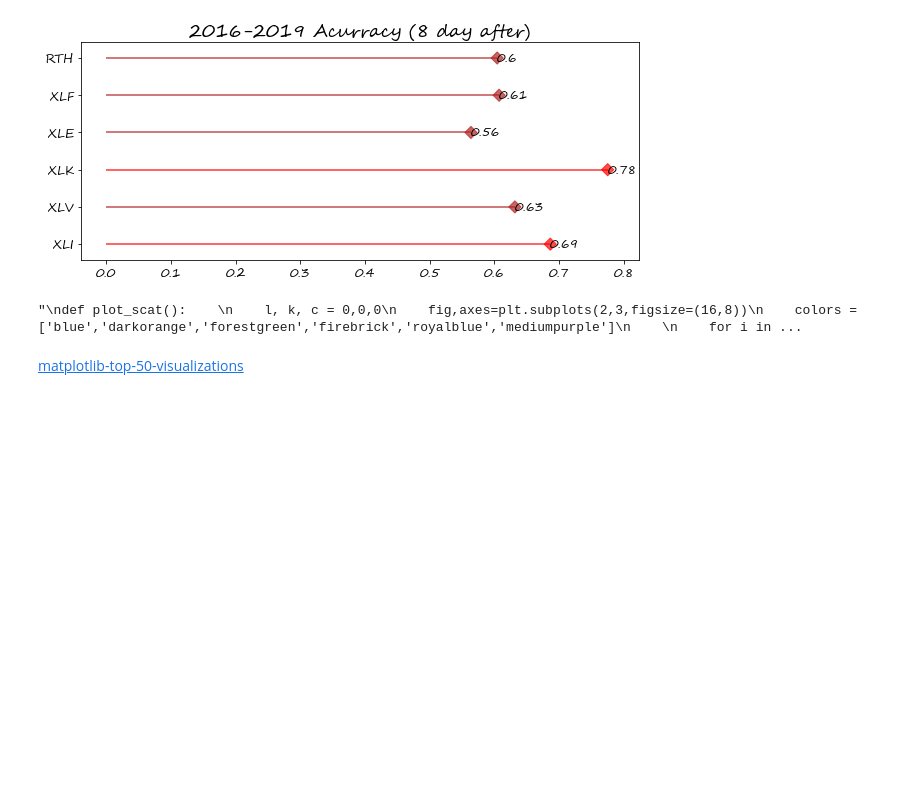
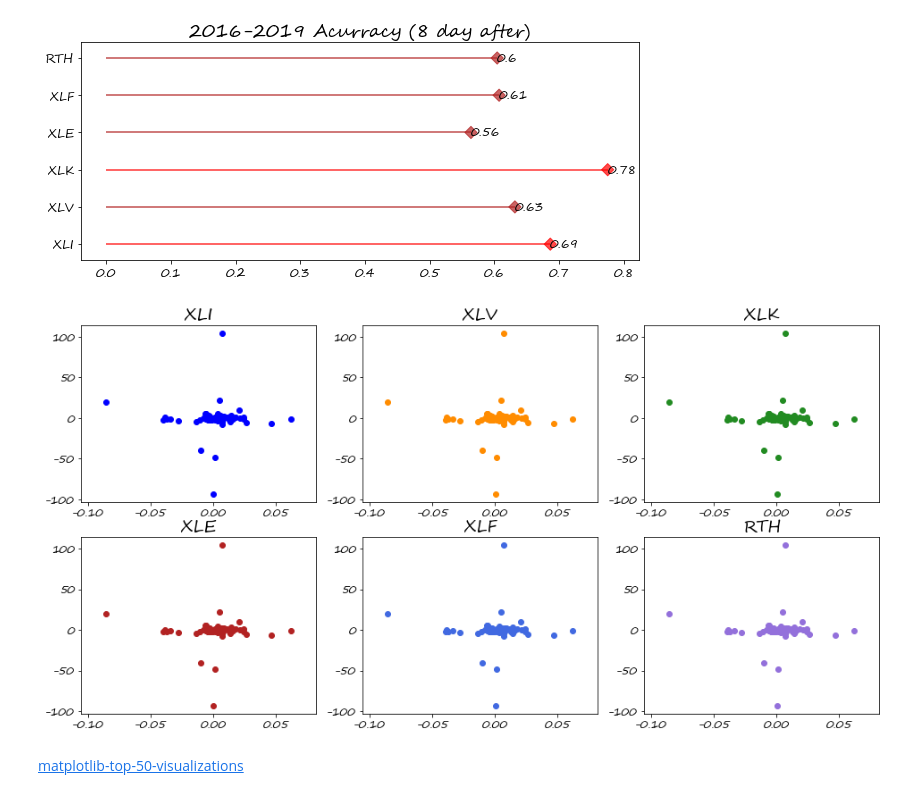
Before and after one commit to elvish7/datascience, a Jupyter notebook: Market_Sentiment_Analysis(Final Project)/Analysis/sentiment_effect.ipynb, the cells around one changed output. Saved outputs shown, nothing was run; the diff lists cells and outputs as text; code cells hidden in the pictures; blank space fills up the shorter version.

```diff
--- a/Market_Sentiment_Analysis(Final Project)/Analysis/sentiment_effect.ipynb
+++ b/Market_Sentiment_Analysis(Final Project)/Analysis/sentiment_effect.ipynb
@@ -632,29 +632,34 @@ for i in range(1,9):
 [figure]
 [figure]
 [figure]
+# %%
+sample_data = sort_df(spdr[0],sector[0]).pct_change().dropna()
+sample_data['positive_std_roll'] = sample_data['positive_std'].pct_change().rolling(5).mean()
+sample_data = sample_data.dropna()
+sample_ = sample_data.sample(n=74)
 # %%
-'''
+
 def plot_scat():
     l, k, c = 0,0,0
     fig,axes=plt.subplots(2,3,figsize=(16,8))
     colors = ['blue','darkorange','forestgreen','firebrick','royalblue','mediumpurple']
 
     for i in range(6):
-        x = sort_df(spdr[i],sector[i])['close'].pct_change().dropna()
-        y = sort_df(spdr[i],sector[i])['positive_std'][1:].dropna()
+        x = sample_['close']
+        y = sample_['positive_std']
 
         if i == 0 or i == 1 or i == 2:
             axes[0,l].scatter(x,y,color=colors[c])
             axes[0,l].set_title(spdr[i])
             l += 1
         else:
             axes[1,k].scatter(x,y,color=colors[c])
             axes[1,k].set_title(spdr[i])
             k += 1
         c += 1
 
-plot_scat()'''
+plot_scat()
 # %% [output]
-"\ndef plot_scat():    \n    l, k, c = 0,0,0\n    fig,axes=plt.subplots(2,3,figsize=(16,8))\n    colors = ['blue','darkorange','forestgreen','firebrick','royalblue','mediumpurple']\n    \n    for i in ...
+[figure, added]
 # %% [markdown]
 [matplotlib-top-50-visualizations](http://liyangbit.com/pythonvisualization/matplotlib-top-50-visualizations/)
```
